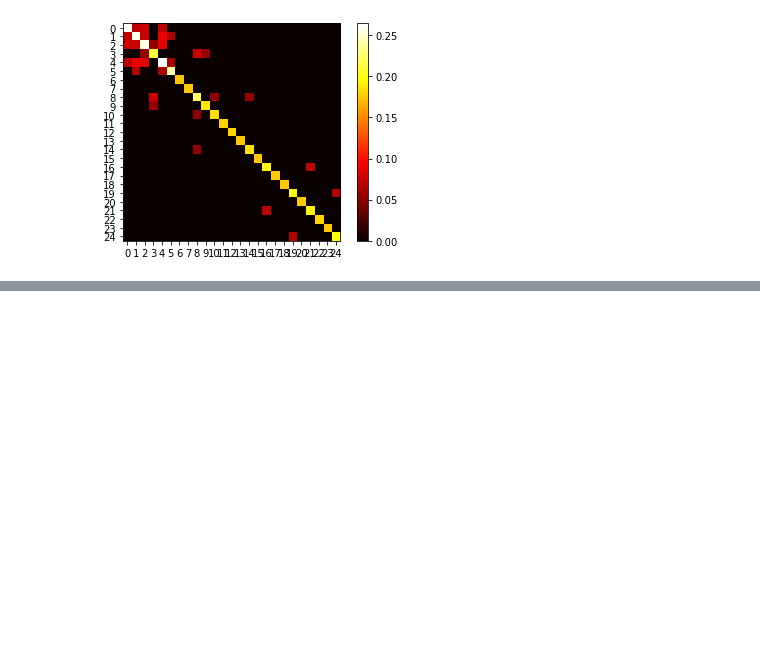
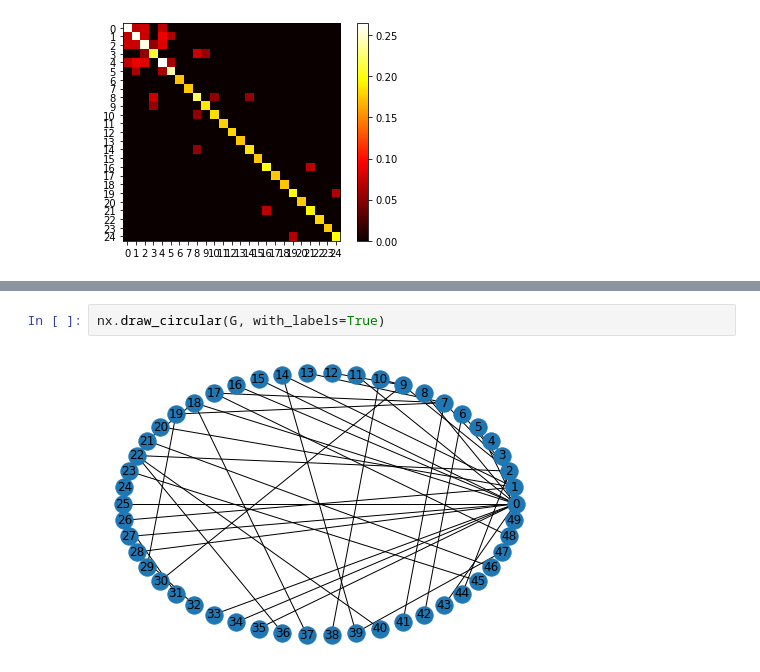
Before and after one commit to zelhar/baproject, a Jupyter notebook: ba/exploration_of_propagation_in_small_graphs.ipynb, the cells around one changed output, grey strips where cells are left out. Drawn from its saved outputs; the diff is of its cells as text; blank space fills up the shorter version.

```diff
--- a/ba/exploration_of_propagation_in_small_graphs.ipynb
+++ b/ba/exploration_of_propagation_in_small_graphs.ipynb
@@ -177,0 +195,4 @@ plt.show()
+# %%
+nx.draw_circular(G, with_labels=True)
+# %% [output]
+[figure, added]
```
Also changed, not shown: parts of 16 cells of this notebook, 1 other file.
